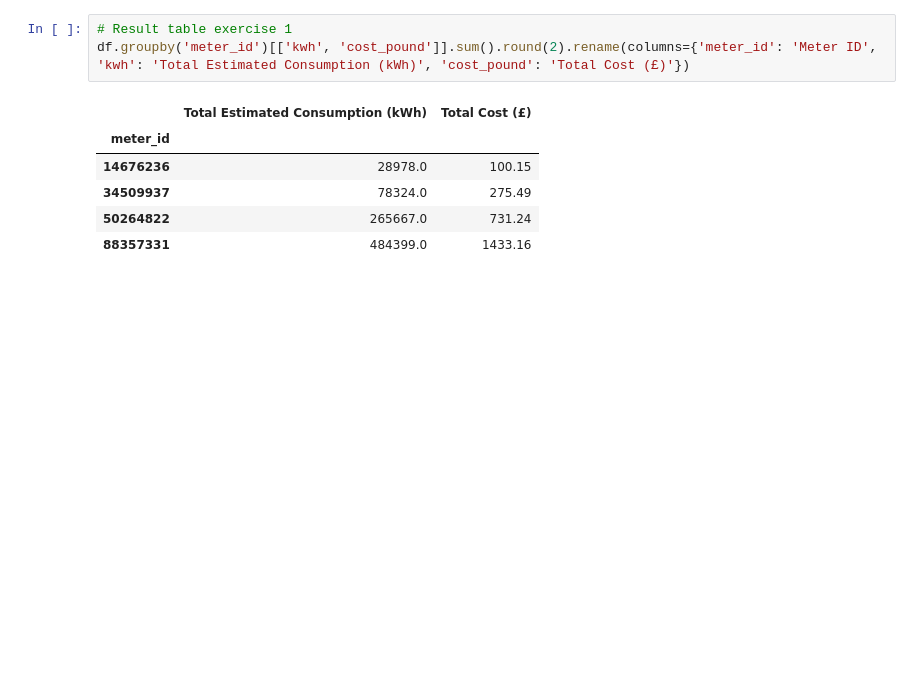
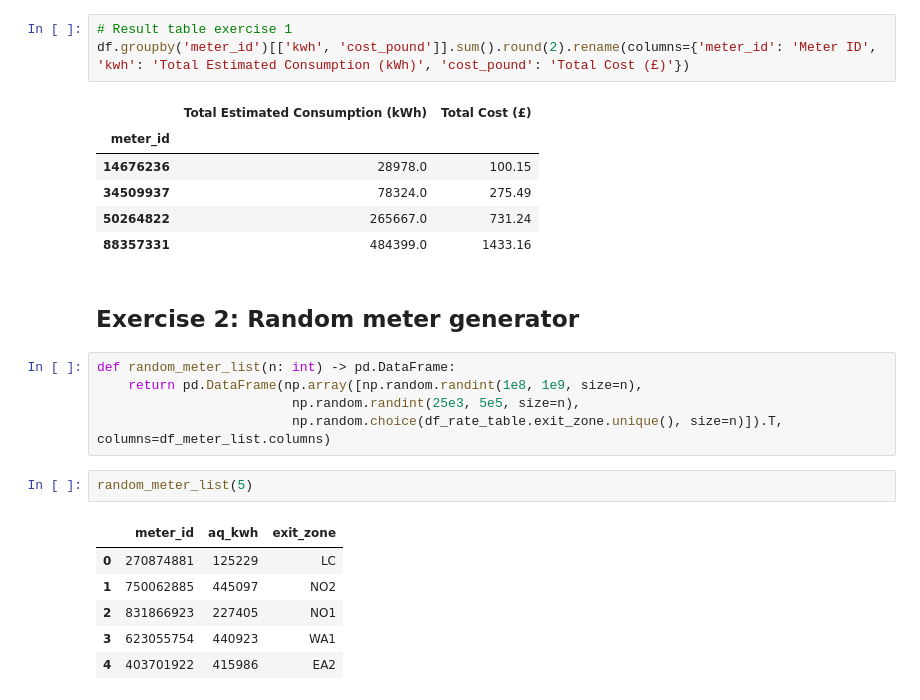
Before and after one commit to sammevreysen/gorilla, a Jupyter notebook: gorilla.ipynb, the cells around one changed output. Cells and saved outputs as stored; diff of their text form; blank space fills up the shorter version.

Commit message:
Exercise 2

```diff
--- a/gorilla.ipynb
+++ b/gorilla.ipynb
@@ -183,3 +183,19 @@ df.groupby('meter_id')[['kwh', 'cost_pound']].sum().round(2).rename(columns={'me
 | 34509937 | 78324.0 | 275.49 |
 | 50264822 | 265667.0 | 731.24 |
 | 88357331 | 484399.0 | 1433.16 |
+# %% [markdown]
+## Exercise 2: Random meter generator
+# %%
+def random_meter_list(n: int) -> pd.DataFrame:
+    return pd.DataFrame(np.array([np.random.randint(1e8, 1e9, size=n),
+                         np.random.randint(25e3, 5e5, size=n),
+                         np.random.choice(df_rate_table.exit_zone.unique(), size=n)]).T, columns=df_meter_list.columns)
+# %%
+random_meter_list(5)
+# %% [output]
+|  | meter_id | aq_kwh | exit_zone |
+| 0 | 270874881 | 125229 | LC |
+| 1 | 750062885 | 445097 | NO2 |
+| 2 | 831866923 | 227405 | NO1 |
+| 3 | 623055754 | 440923 | WA1 |
+| 4 | 403701922 | 415986 | EA2 |
```
